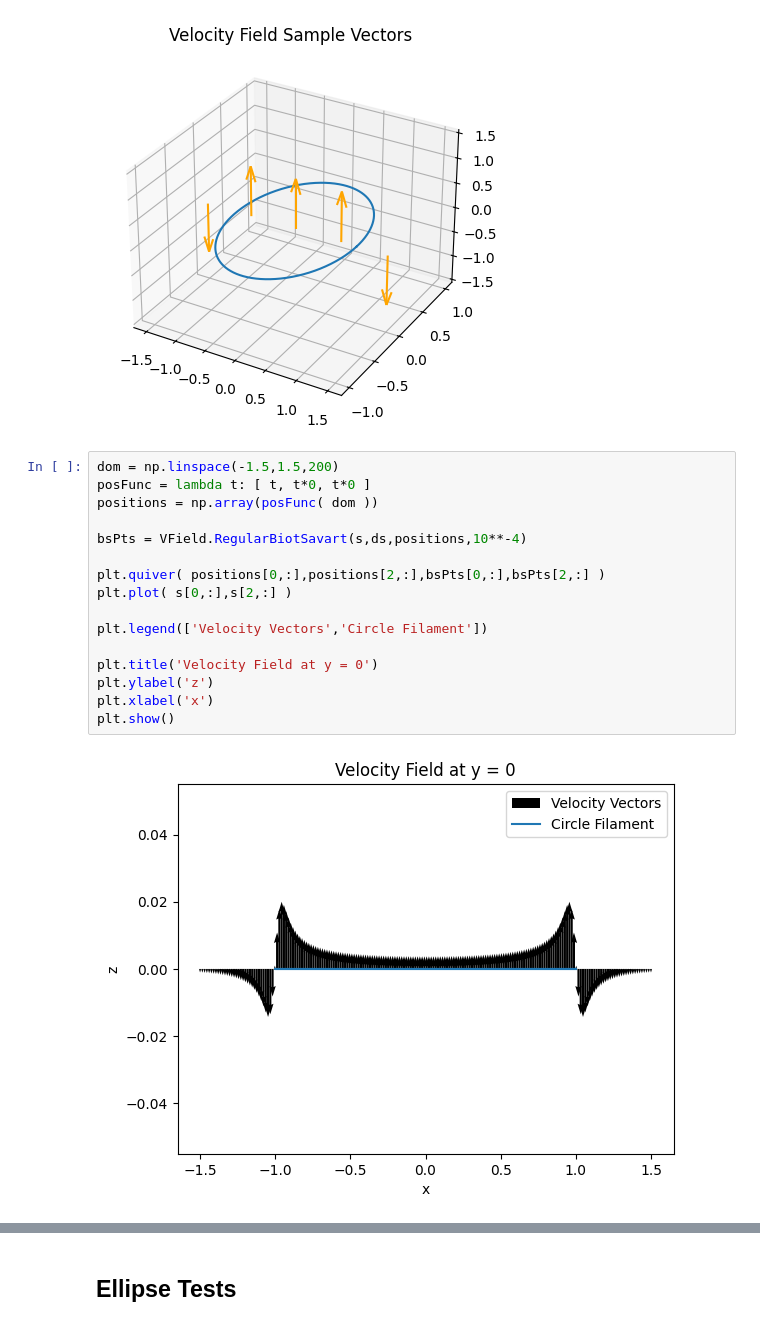
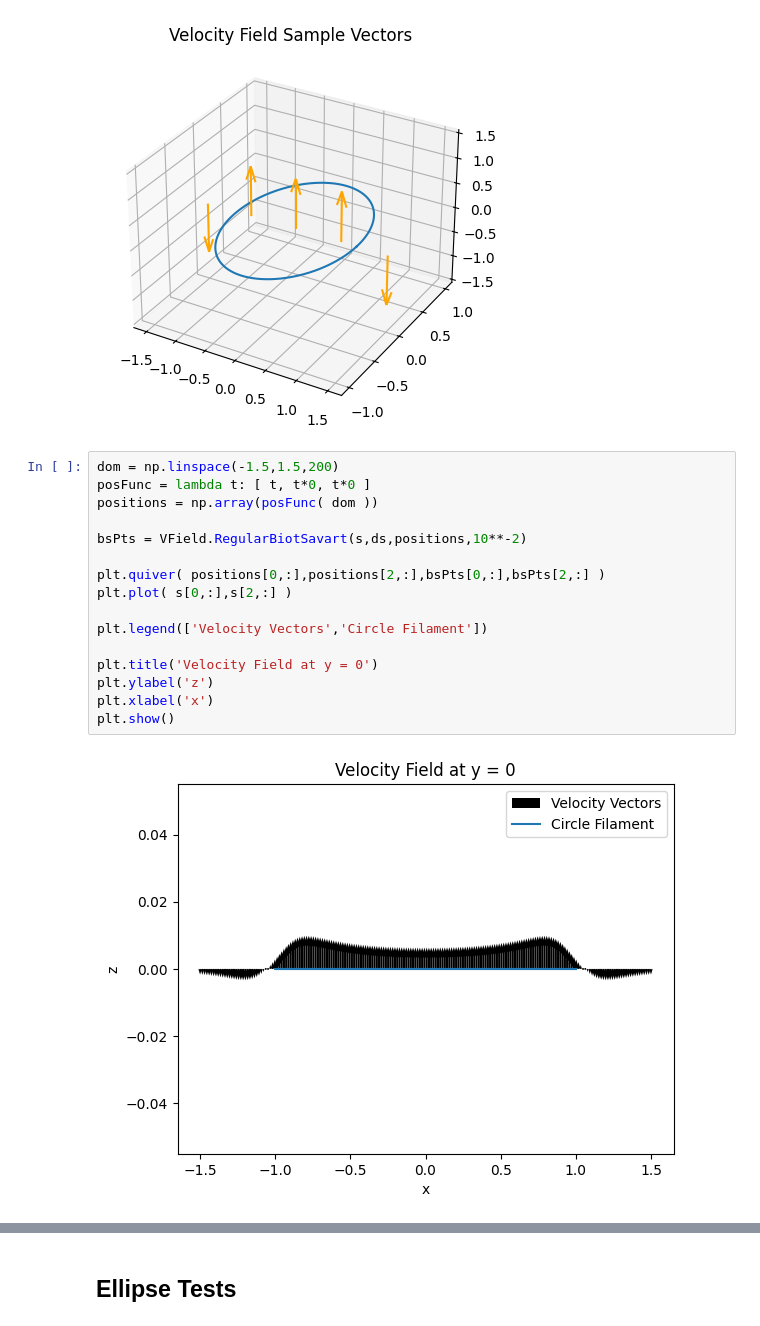
Before and after one commit to dkrawciw/Vortex_Filament_Python, a Jupyter notebook: testShapes.ipynb, the cells around one changed output, grey strips where cells are left out. Saved outputs shown, nothing was run; the diff lists cells and outputs as text.

```diff
--- a/testShapes.ipynb
+++ b/testShapes.ipynb
@@ -41,21 +41,21 @@ plt.show()
 # %%
 dom = np.linspace(-1.5,1.5,200)
 posFunc = lambda t: [ t, t*0, t*0 ]
 positions = np.array(posFunc( dom ))
 
-bsPts = VField.RegularBiotSavart(s,ds,positions,10**-4)
+bsPts = VField.RegularBiotSavart(s,ds,positions,10**-2)
 
 plt.quiver( positions[0,:],positions[2,:],bsPts[0,:],bsPts[2,:] )
 plt.plot( s[0,:],s[2,:] )
 
 plt.legend(['Velocity Vectors','Circle Filament'])
 
 plt.title('Velocity Field at y = 0')
 plt.ylabel('z')
 plt.xlabel('x')
 plt.show()
 # %% [output]
-[figure, old version]
+[figure, new version]
 # %%
 CircleField = VField.RegularBiotSavart(s,ds,s,10**-4)
 
```
Also changed, not shown: parts of 2 cells of this notebook.
